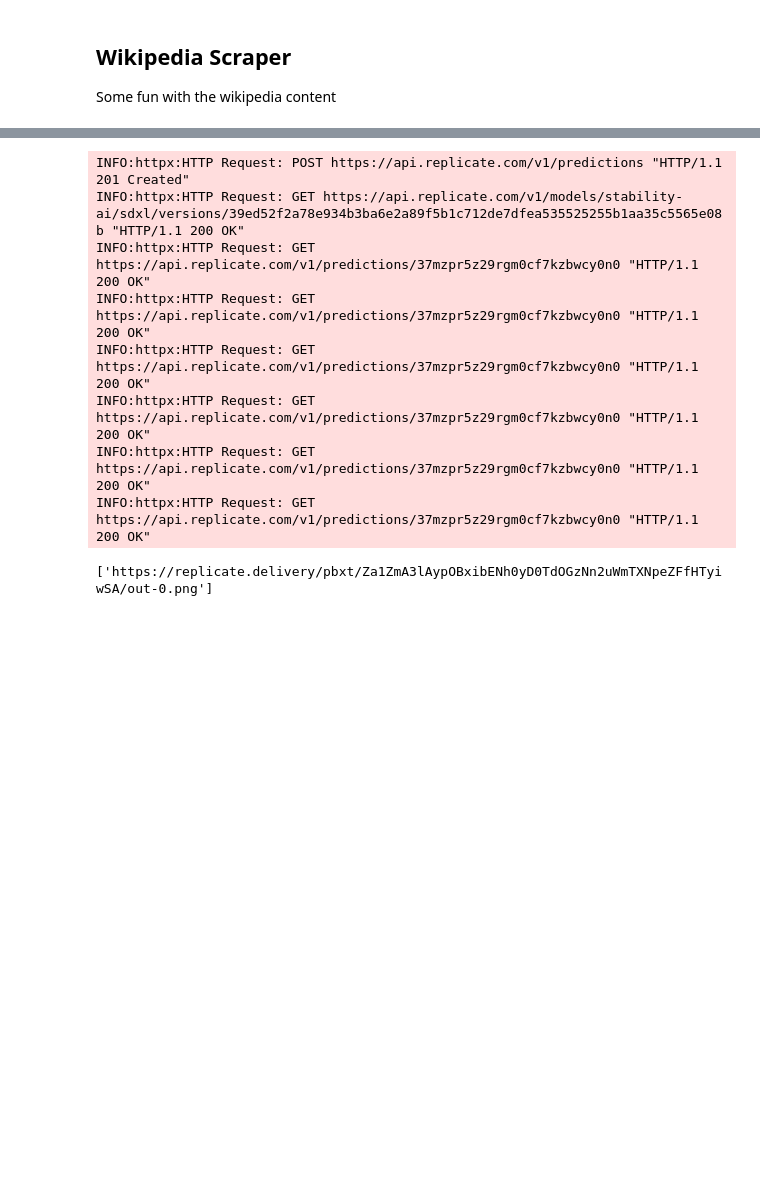
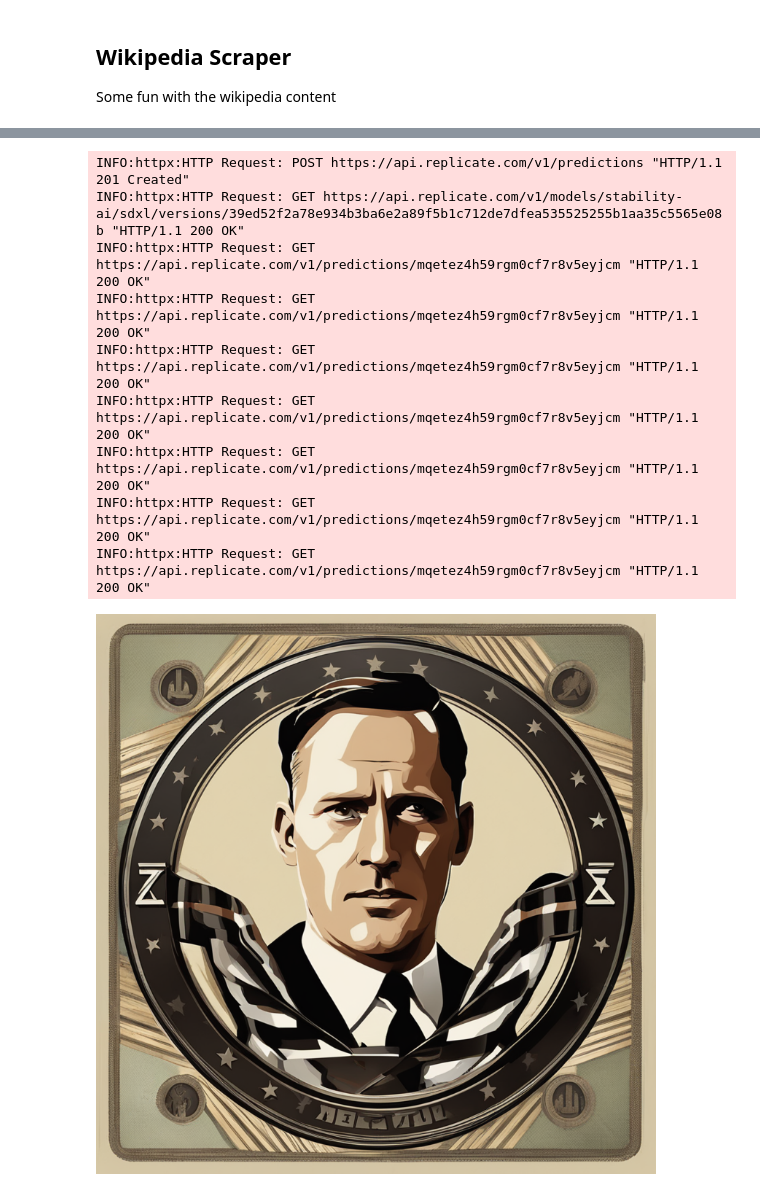
Before and after one commit to asmyczek/qmenzi, a Jupyter notebook: example_wikipedia.ipynb, the cells around one changed output, grey strips where cells are left out. Drawn from its saved outputs; the diff is of its cells as text; code cells hidden in the pictures; blank space fills up the shorter version.

```diff
--- a/example_wikipedia.ipynb
+++ b/example_wikipedia.ipynb
@@ -25,17 +77,18 @@ create_wordcloud_for_content(content, filter_words=['Jones']).show()
 # %%
 from qmenzi.quizzes.replicate import StabilityAI_SDXL
 from IPython.display import display
 
 model = StabilityAI_SDXL()
-url = model.render_image('Funny picture of a crazy software engineer.')
+url = model.generate(f'Generate a movie poster for movie about {words}')
 display(model.get_image(url[0]))
 # %% [output]
 INFO:httpx:HTTP Request: POST https://api.replicate.com/v1/predictions "HTTP/1.1 201 Created"
 INFO:httpx:HTTP Request: GET https://api.replicate.com/v1/models/stability-ai/sdxl/versions/39ed52f2a78e934b3ba6e2a89f5b1c712de7dfea535525255b1aa35c5565e08b "HTTP/1.1 200 OK"
-INFO:httpx:HTTP Request: GET https://api.replicate.com/v1/predictions/37mzpr5z29rgm0cf7kzbwcy0n0 "HTTP/1.1 200 OK"
-INFO:httpx:HTTP Request: GET https://api.replicate.com/v1/predictions/37mzpr5z29rgm0cf7kzbwcy0n0 "HTTP/1.1 200 OK"
-INFO:httpx:HTTP Request: GET https://api.replicate.com/v1/predictions/37mzpr5z29rgm0cf7kzbwcy0n0 "HTTP/1.1 200 OK"
-INFO:httpx:HTTP Request: GET https://api.replicate.com/v1/predictions/37mzpr5z29rgm0cf7kzbwcy0n0 "HTTP/1.1 200 OK"
-INFO:httpx:HTTP Request: GET https://api.replicate.com/v1/predictions/37mzpr5z29rgm0cf7kzbwcy0n0 "HTTP/1.1 200 OK"
-INFO:httpx:HTTP Request: GET https://api.replicate.com/v1/predictions/37mzpr5z29rgm0cf7kzbwcy0n0 "HTTP/1.1 200 OK"
+INFO:httpx:HTTP Request: GET https://api.replicate.com/v1/predictions/mqetez4h59rgm0cf7r8v5eyjcm "HTTP/1.1 200 OK"
+INFO:httpx:HTTP Request: GET https://api.replicate.com/v1/predictions/mqetez4h59rgm0cf7r8v5eyjcm "HTTP/1.1 200 OK"
+INFO:httpx:HTTP Request: GET https://api.replicate.com/v1/predictions/mqetez4h59rgm0cf7r8v5eyjcm "HTTP/1.1 200 OK"
+INFO:httpx:HTTP Request: GET https://api.replicate.com/v1/predictions/mqetez4h59rgm0cf7r8v5eyjcm "HTTP/1.1 200 OK"
+INFO:httpx:HTTP Request: GET https://api.replicate.com/v1/predictions/mqetez4h59rgm0cf7r8v5eyjcm "HTTP/1.1 200 OK"
+INFO:httpx:HTTP Request: GET https://api.replicate.com/v1/predictions/mqetez4h59rgm0cf7r8v5eyjcm "HTTP/1.1 200 OK"
+INFO:httpx:HTTP Request: GET https://api.replicate.com/v1/predictions/mqetez4h59rgm0cf7r8v5eyjcm "HTTP/1.1 200 OK"
-['https://replicate.delivery/pbxt/Za1ZmA3lAypOBxibENh0yD0TdOGzNn2uWmTXNpeZFfHTyiwSA/out-0.png']
+[figure, added]
```
Also changed, not shown: parts of 5 cells of this notebook, 2 other files.
